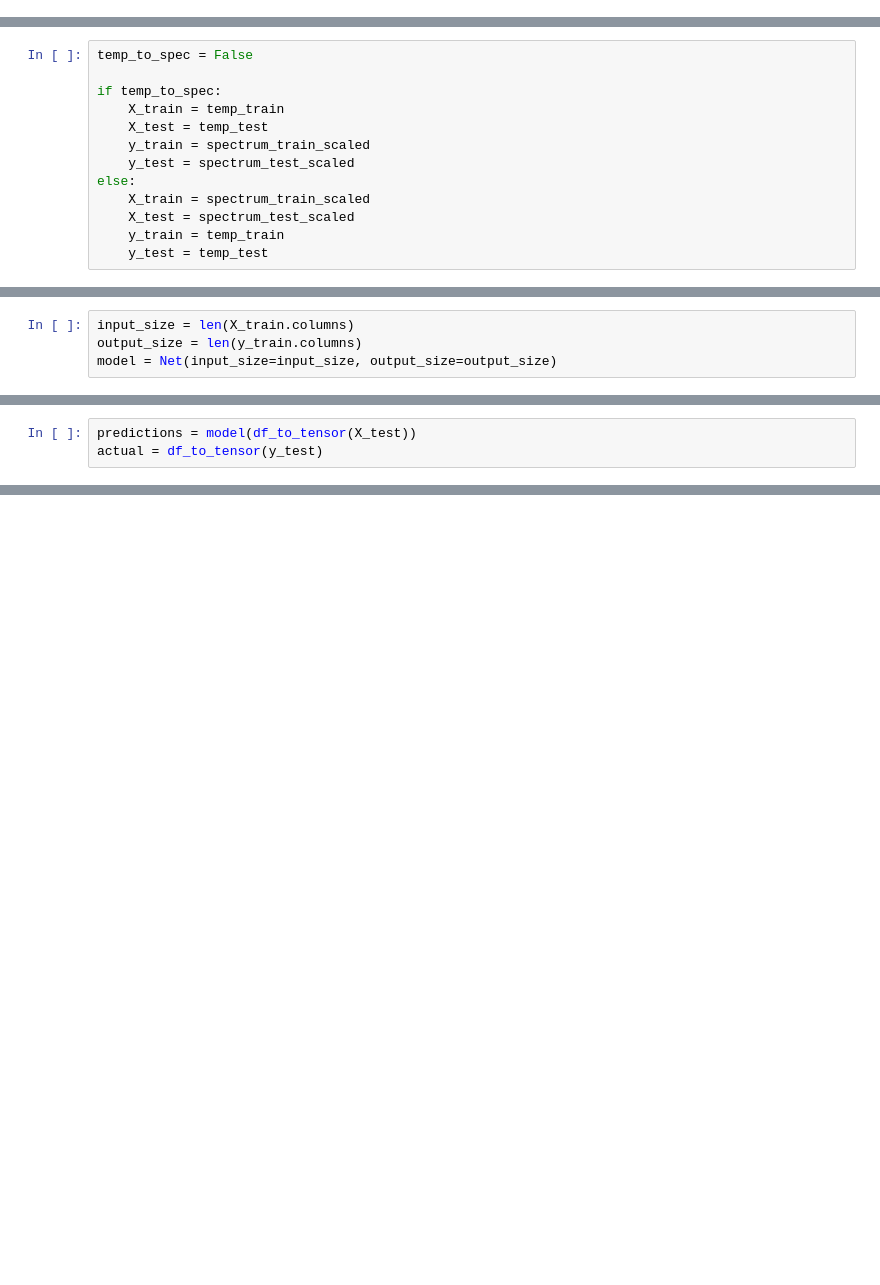
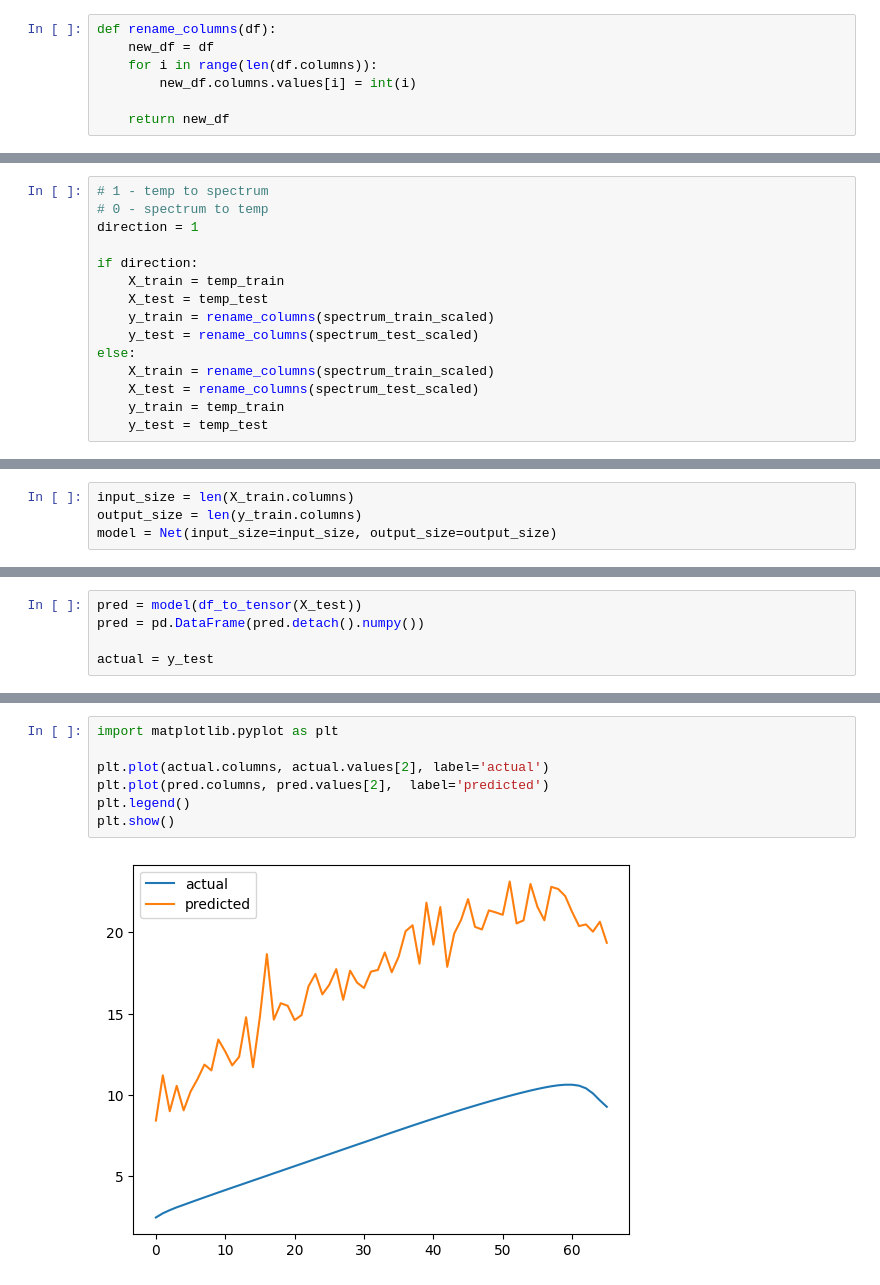
Before and after one commit to iAmBrig12/REU_AI_Thermography, a Jupyter notebook: all_features.ipynb, the cells around one changed output, grey strips where cells are left out. Saved outputs shown, nothing was run; the diff lists cells and outputs as text; blank space fills up the shorter version.

```diff
--- a/all_features.ipynb
+++ b/all_features.ipynb
@@ -15,0 +13,7 @@ spectrum_test_scaled = spectrum_test.multiply(10**12)
+# %%
+def rename_columns(df):
+    new_df = df
+    for i in range(len(df.columns)):
+        new_df.columns.values[i] = int(i)
+
+    return new_df
@@ -16,14 +23,16 @@ spectrum_test_scaled = spectrum_test.multiply(10**12)
 # %%
-temp_to_spec = False
+# 1 - temp to spectrum
+# 0 - spectrum to temp
+direction = 1
 
-if temp_to_spec:
+if direction:
     X_train = temp_train
     X_test = temp_test
-    y_train = spectrum_train_scaled
-    y_test = spectrum_test_scaled
+    y_train = rename_columns(spectrum_train_scaled)
+    y_test = rename_columns(spectrum_test_scaled)
 else:
-    X_train = spectrum_train_scaled
-    X_test = spectrum_test_scaled
+    X_train = rename_columns(spectrum_train_scaled)
+    X_test = rename_columns(spectrum_test_scaled)
     y_train = temp_train
     y_test = temp_test
 # %%
@@ -114,3 +123,5 @@ Epoch 15/15, Loss: 5148.553223
 # %%
-predictions = model(df_to_tensor(X_test))
-actual = df_to_tensor(y_test)
+pred = model(df_to_tensor(X_test))
+pred = pd.DataFrame(pred.detach().numpy())
+
+actual = y_test
@@ -129,0 +160,9 @@ RuntimeError: output with shape [1] doesn't match the broadcast shape [11]
+# %%
+import matplotlib.pyplot as plt
+
+plt.plot(actual.columns, actual.values[2], label='actual')
+plt.plot(pred.columns, pred.values[2],  label='predicted')
+plt.legend()
+plt.show()
+# %% [output]
+[figure, added]
```
Also changed, not shown: parts of 8 cells of this notebook, 1 other file.
